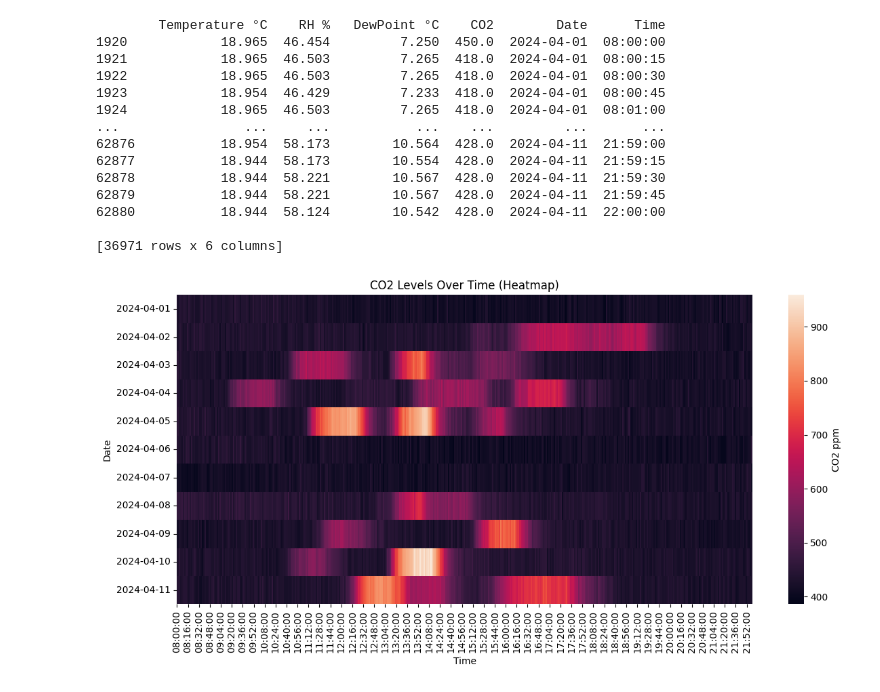
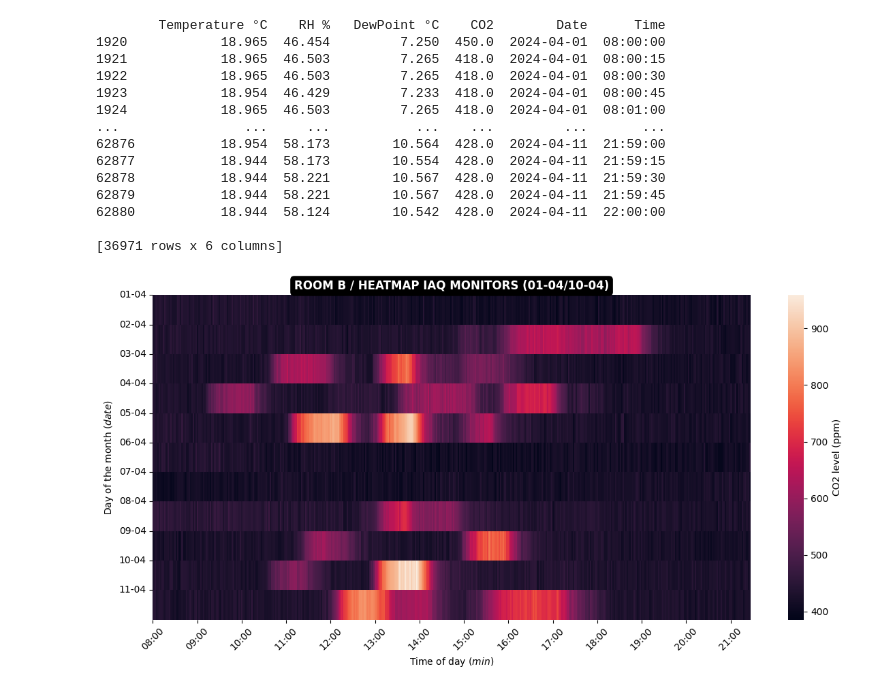
Before and after one commit to viszlab/datasets, a Jupyter notebook: room-b_monitor-heatmap.ipynb, the cells around one changed output. Saved outputs shown, nothing was run; the diff lists cells and outputs as text; code cells hidden in the pictures.

```diff
--- a/room-b_monitor-heatmap.ipynb
+++ b/room-b_monitor-heatmap.ipynb
@@ -132,23 +132,38 @@ print(df_filtered_hours)
 62880           18.944  58.124        10.542  428.0  2024-04-11  22:00:00
 
 [36971 rows x 6 columns]
-# %%
-# Strip leading spaces from column names
-df_filtered_hours.columns = df_filtered_hours.columns.str.strip()
-
-# Pivot the DataFrame
-heatmap_data = df_filtered_hours.pivot(index='Date', columns='Time', values='CO2')
-
-# Plot the heatmap
-plt.figure(figsize=(12, 6))
-sns.heatmap(heatmap_data, cmap='rocket', cbar_kws={'label': 'CO2 ppm'})
-
-# Set title and labels
-plt.title('CO2 Levels Over Time (Heatmap)')
-plt.xlabel('Time')
-plt.ylabel('Date')
-
-plt.tight_layout()
-plt.show()
-# %% [output]
-[figure, removed]
+# %%
+# Strip leading spaces from column names
+df_filtered_hours.columns = df_filtered_hours.columns.str.strip()
+
+# Pivot the DataFrame
+heatmap_data = df_filtered_hours.pivot(index='Date', columns='Time', values='CO2')
+
+# Plot the heatmap
+plt.figure(figsize=(12, 6))
+sns.heatmap(heatmap_data, cmap='rocket', cbar_kws={'label': 'CO2 level (ppm)'})
+
+# Set title and labels
+title = plt.title('Room B / Heatmap IAQ monitors (01-04/10-04)'.upper(), fontweight="bold" )
+title.set_position([.5, 0.6])  # Adjust the title position
+title.set_color('white')  # Set title text color to white
+title.set_bbox(dict(facecolor='black', edgecolor='black', boxstyle='round,pad=0.3'))  # Set title background color to black
+plt.xlabel('Time of day (${min}$)')
+plt.ylabel('Day of the month (${date}$)')
+
+# Customize x-axis ticks to display hours only
+hour_ticks = range(0, len(heatmap_data.columns), 250)  # Adjust the step size as needed
+plt.xticks(rotation=45)  # Rotate x-axis labels for better visibility
+plt.xticks(hour_ticks, [col.strftime('%H:00') for col in heatmap_data.columns[hour_ticks]])
+
+# Reformat y-axis ticks to show day and month only
+plt.yticks(range(len(heatmap_data.index)), [date.strftime('%d-%m') for date in heatmap_data.index])
+
+plt.tight_layout()
+
+# Save the chart to disk
+plt.savefig('monitor-charts/room-a-monitor-heatmap.png', dpi=300, bbox_inches='tight')
+
+plt.show()
+# %% [output]
+[figure, added]
```
Also changed, not shown: parts of 1 cell of this notebook, 5 other files.
